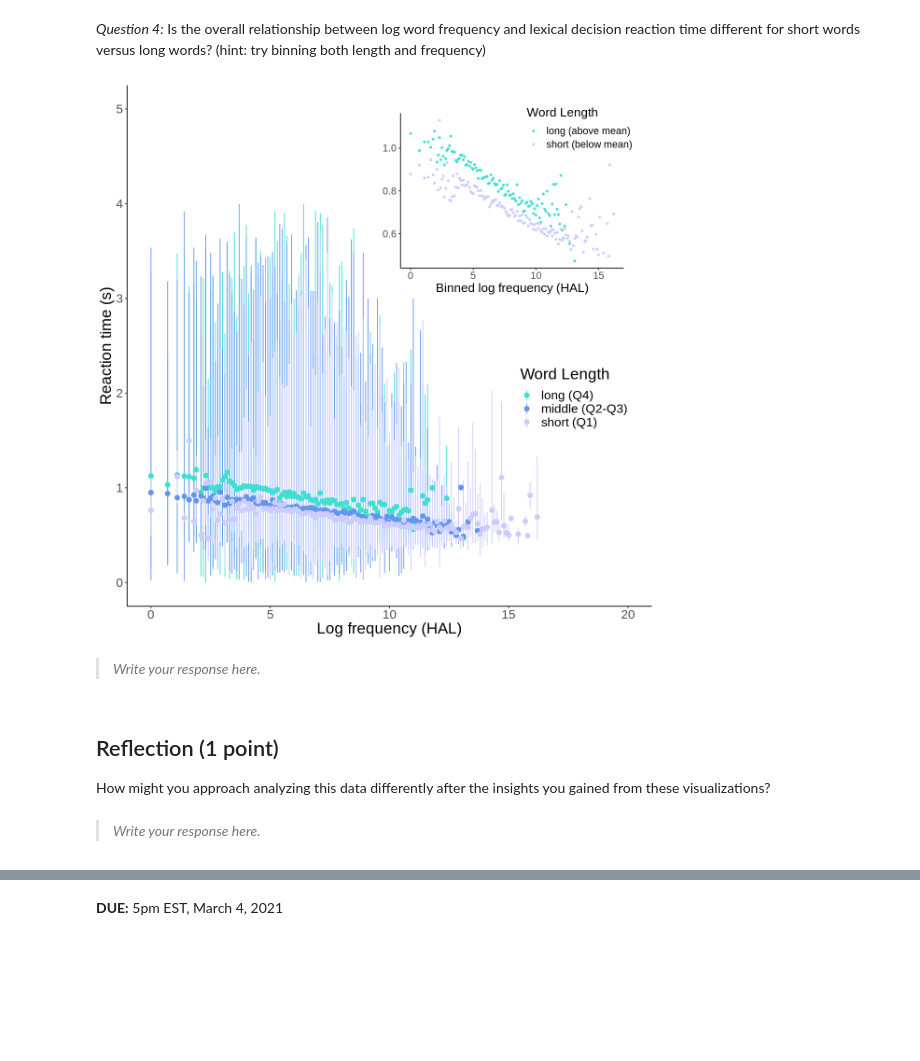
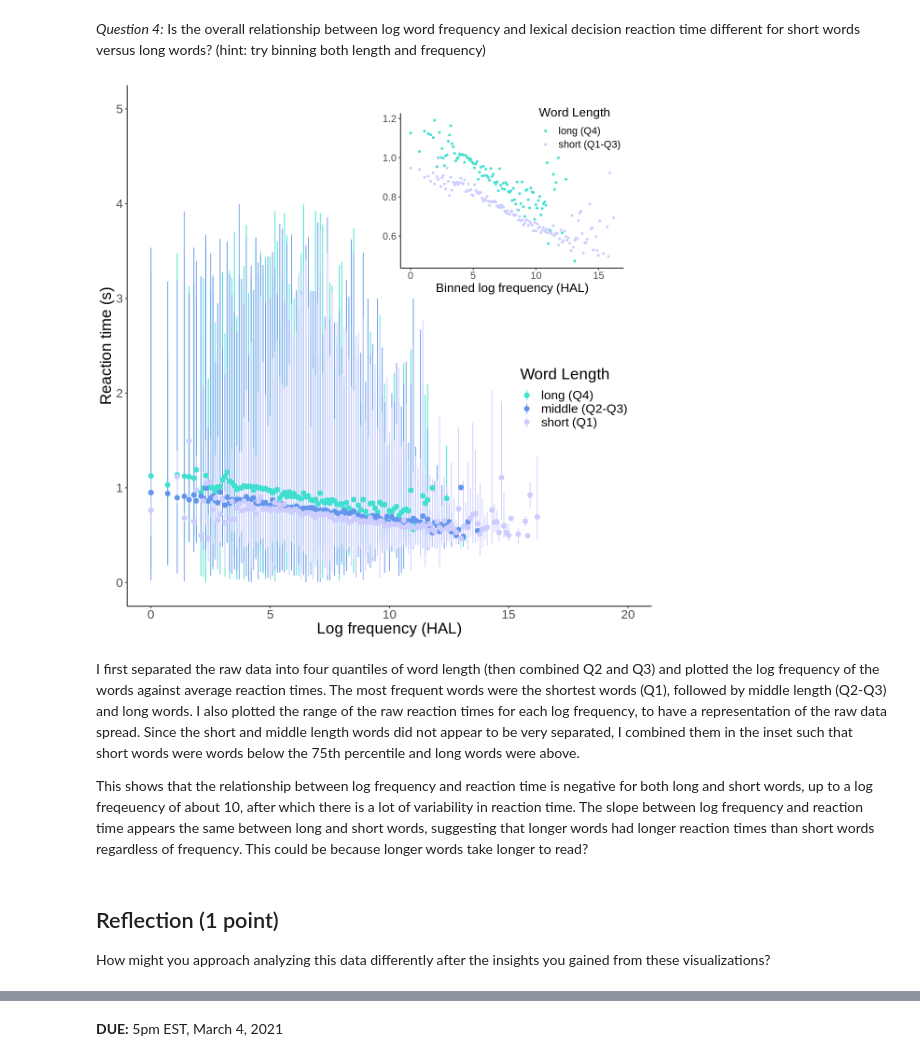
Before and after one commit to CoAxLab/DataSciencePsychNeuro, a Jupyter notebook: Homeworks/Homework3.ipynb, the cells around one changed output, grey strips where cells are left out. Cells and saved outputs as stored; diff of their text form; code cells hidden in the pictures; blank space fills up the shorter version.

```diff
--- a/Homeworks/Homework3.ipynb
+++ b/Homeworks/Homework3.ipynb
@@ -236,43 +242,43 @@ plot1 <- comb_data %>%
                                  show.legend = TRUE) +
                     scale_color_manual(values = c("#40E0D0", "#6495ED", "#CCCCFF"), name = "Word Length", labels = c("long (Q4)", "middle (Q2-Q3)", "short (Q1)")) +
                     xlab('Log frequency (HAL)') +
-                    ylab('Average reaction time and range (s)') +
+                    ylab('Reaction time (s)') +
                     theme_classic() +
                     theme(text = element_text(size = 20),
                           legend.position = c(0.85, 0.4))
 
 plot2 <- comb_data %>%
-                    mutate(cat_length = ifelse(Length >= mean(Length), "long", "short"))  %>%
+                    mutate(cat_length = ifelse(Length >= quantile(Length)[4], "long", "short"))  %>%
                     ggplot(aes(x = round(Log_Freq_HAL,1),
                               y = D_RT_new/1000,
                               color = cat_length)) +
                               xlab('Binned log frequency (HAL)') +
                               ylab('') +
                     stat_summary(fun = "mean",
                                  geom = "point",
                                  orientation = 'x',
                                  size = 1,
                                  show.legend = TRUE) +
                     scale_color_manual(values = c("#40E0D0", "#CCCCFF"),
                                        name = "Word Length",
-                                       labels = c("long (above mean)",
-                                                  "short (below mean)")) +
+                                       labels = c("long (Q4)",
+                                                  "short (Q1-Q3)")) +
                     theme_classic() +
                     theme(text = element_text(size = 16),
                           legend.position = c(0.8, 0.9))
 
 
 plot1 +
   annotation_custom(
     ggplotGrob(plot2),
     xmin = 9, xmax = 20, ymin = 3, ymax = 5
   )
 # %% [output]
-[figure, old version]
+[figure, new version]
-# %% [markdown]
-> *Write your response here.*
+# %% [markdown]
+I first separated the raw data into four quantiles of word length (then combined Q2 and Q3) and plotted the log frequency of the words against average reaction times. The most frequent words were the shortest words (Q1), followed by middle length (Q2-Q3) and long words. I also plotted the range of the raw reaction times for each log frequency, to have a representation of the raw data spread. Since the short and middle length words did not appear to be very separated, I combined them in the inset such that short words were words below the 75th percentile and long words were above.
+
+This shows that the relationship between log frequency and reaction time is negative for both long and short words, up to a log freqeuency of about 10, after which there is a lot of variability in reaction time. The slope between log frequency and reaction time appears the same between long and short words, suggesting that longer words had longer reaction times than short words regardless of frequency. This could be because longer words take longer to read?
 # %% [markdown]
 ## Reflection (1 point)
 How might you approach analyzing this data differently after the insights you gained from these visualizations?
-# %% [markdown]
-> *Write your response here.*
```
Also changed, not shown: parts of 11 cells of this notebook.
